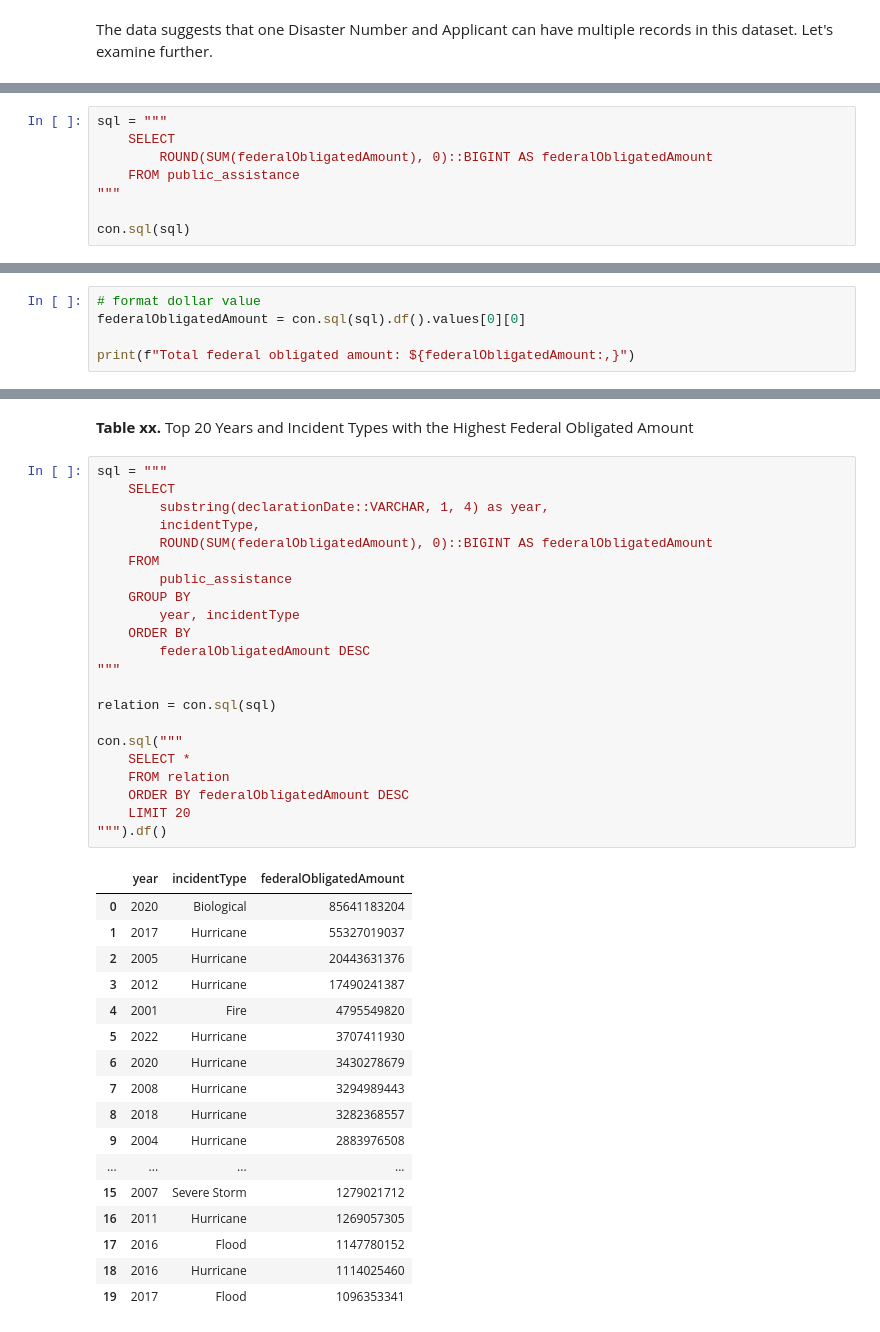
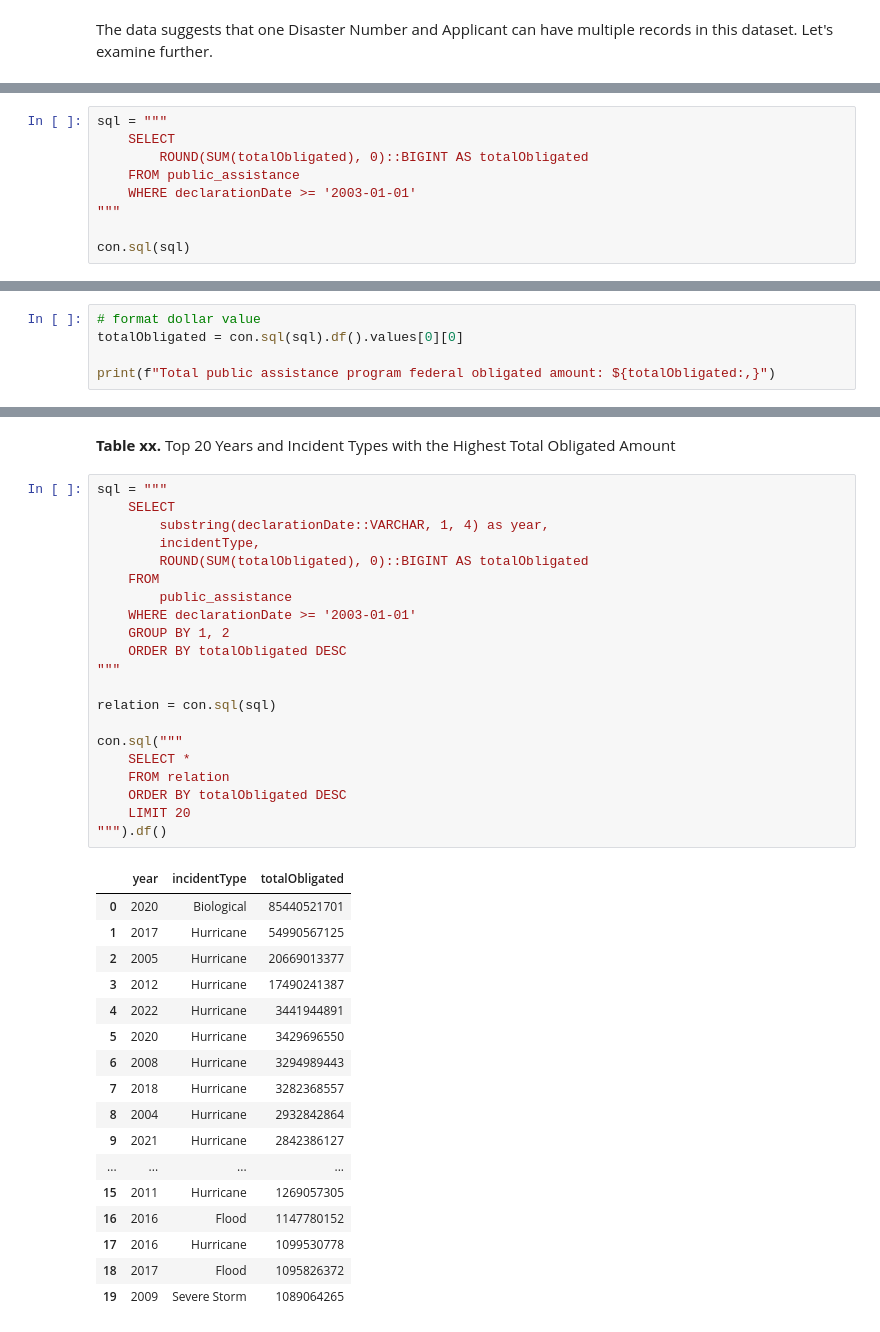
Before and after one commit to mebauer/fema-disaster-information, a Jupyter notebook: public-assistance.ipynb, the cells around one changed output, grey strips where cells are left out. Drawn from its saved outputs; the diff is of its cells as text.

```diff
--- a/public-assistance.ipynb
+++ b/public-assistance.ipynb
@@ -370,8 +378,9 @@ From the analysis above, unique record consists of a disaster, an applicant, and
 # %%
 sql = """
     SELECT
-        ROUND(SUM(federalObligatedAmount), 0)::BIGINT AS federalObligatedAmount
+        ROUND(SUM(totalObligated), 0)::BIGINT AS totalObligated
     FROM public_assistance
+    WHERE declarationDate >= '2003-01-01'
 """
 
 con.sql(sql)
@@ -385,6 +394,6 @@ con.sql(sql)
 # %%
 # format dollar value
-federalObligatedAmount = con.sql(sql).df().values[0][0]
+totalObligated = con.sql(sql).df().values[0][0]
 
-print(f"Total federal obligated amount: ${federalObligatedAmount:,}")
+print(f"Total public assistance program federal obligated amount: ${totalObligated:,}")
 # %% [output]
@@ -604,43 +590,42 @@ con.sql("""
 # %% [markdown]
-**Table xx.** Top 20 Years and Incident Types with the Highest Federal Obligated Amount
+**Table xx.** Top 20 Years and Incident Types with the Highest Total Obligated Amount
 # %%
 sql = """
     SELECT
         substring(declarationDate::VARCHAR, 1, 4) as year,
         incidentType,
-        ROUND(SUM(federalObligatedAmount), 0)::BIGINT AS federalObligatedAmount
+        ROUND(SUM(totalObligated), 0)::BIGINT AS totalObligated
     FROM
         public_assistance
-    GROUP BY
-        year, incidentType
-    ORDER BY
-        federalObligatedAmount DESC
+    WHERE declarationDate >= '2003-01-01'
+    GROUP BY 1, 2
+    ORDER BY totalObligated DESC
 """
 
 relation = con.sql(sql)
 
 con.sql("""
     SELECT *
     FROM relation
-    ORDER BY federalObligatedAmount DESC
+    ORDER BY totalObligated DESC
     LIMIT 20
 """).df()
 # %% [output]
-|  | year | incidentType | federalObligatedAmount |
-| 0 | 2020 | Biological | 85641183204 |
-| 1 | 2017 | Hurricane | 55327019037 |
-| 2 | 2005 | Hurricane | 20443631376 |
+|  | year | incidentType | totalObligated |
+| 0 | 2020 | Biological | 85440521701 |
+| 1 | 2017 | Hurricane | 54990567125 |
+| 2 | 2005 | Hurricane | 20669013377 |
 | 3 | 2012 | Hurricane | 17490241387 |
-| 4 | 2001 | Fire | 4795549820 |
-| 5 | 2022 | Hurricane | 3707411930 |
-| 6 | 2020 | Hurricane | 3430278679 |
-| 7 | 2008 | Hurricane | 3294989443 |
-| 8 | 2018 | Hurricane | 3282368557 |
-| 9 | 2004 | Hurricane | 2883976508 |
+| 4 | 2022 | Hurricane | 3441944891 |
+| 5 | 2020 | Hurricane | 3429696550 |
+| 6 | 2008 | Hurricane | 3294989443 |
+| 7 | 2018 | Hurricane | 3282368557 |
+| 8 | 2004 | Hurricane | 2932842864 |
+| 9 | 2021 | Hurricane | 2842386127 |
 | ... | ... | ... | ... |
-| 15 | 2007 | Severe Storm | 1279021712 |
-| 16 | 2011 | Hurricane | 1269057305 |
-| 17 | 2016 | Flood | 1147780152 |
-| 18 | 2016 | Hurricane | 1114025460 |
-| 19 | 2017 | Flood | 1096353341 |
+| 15 | 2011 | Hurricane | 1269057305 |
+| 16 | 2016 | Flood | 1147780152 |
+| 17 | 2016 | Hurricane | 1099530778 |
+| 18 | 2017 | Flood | 1095826372 |
+| 19 | 2009 | Severe Storm | 1089064265 |
 # %% [markdown]
```
Also changed, not shown: parts of 47 cells of this notebook.
